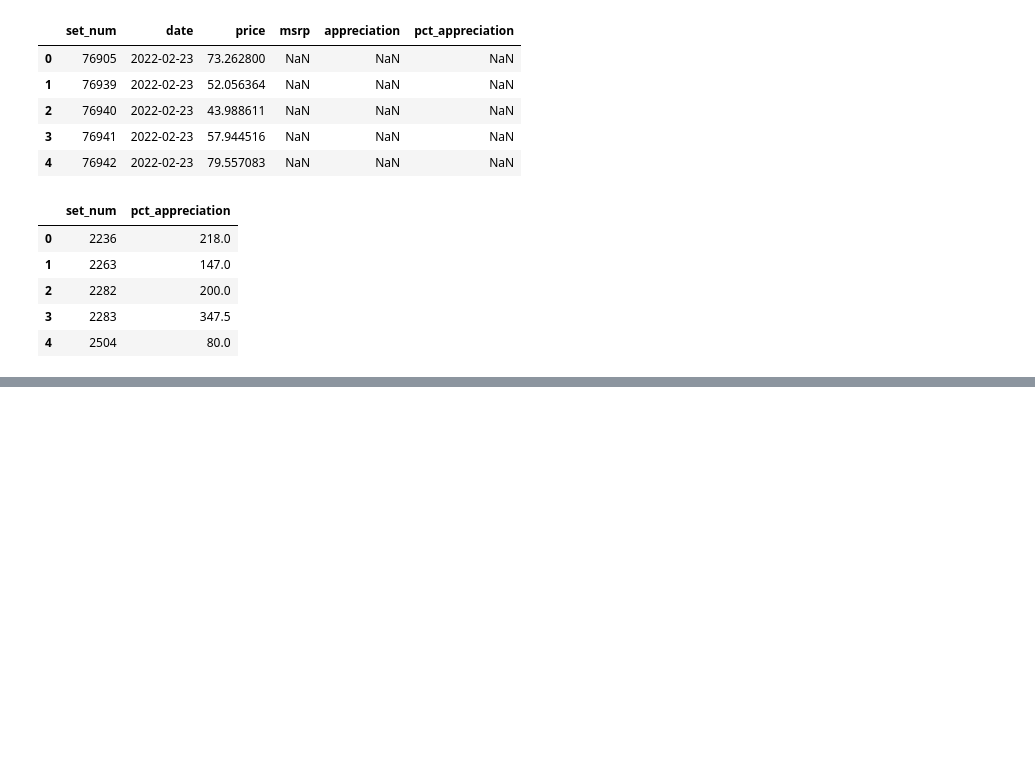
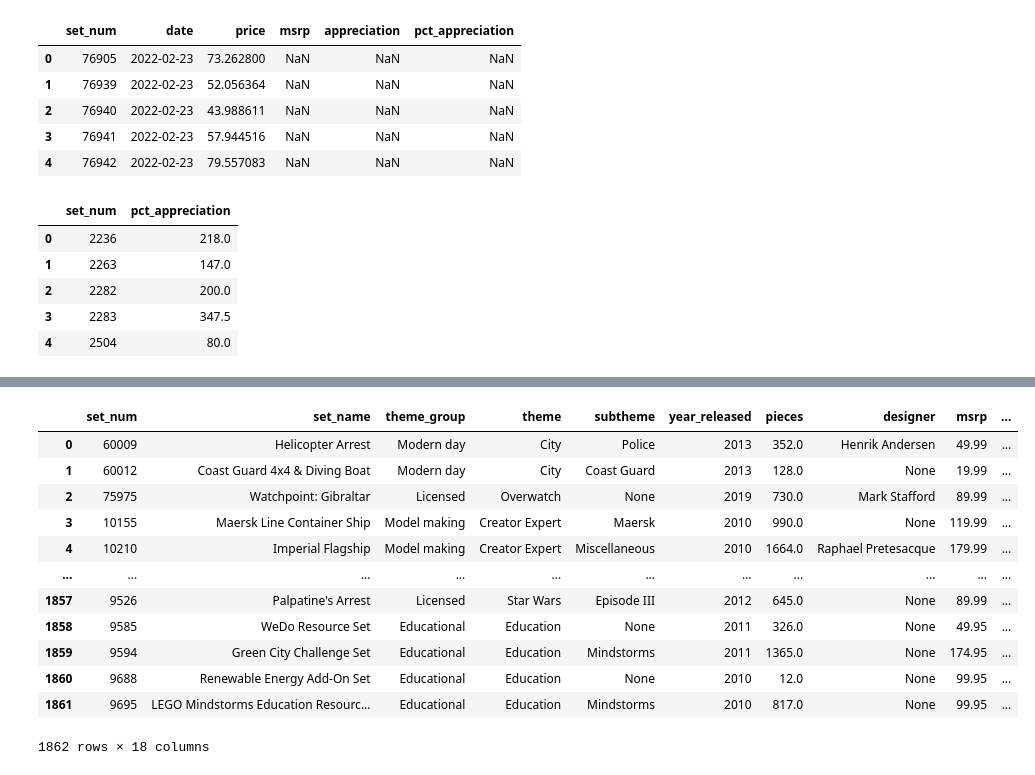
Before and after one commit to 33GuessSo88/EbayLegoWebscrape, a Jupyter notebook: Data Analysis/Lego_Data_Analysis.ipynb, the cells around one changed output, grey strips where cells are left out. Drawn from its saved outputs; the diff is of its cells as text; code cells hidden in the pictures; blank space fills up the shorter version.

```diff
--- a/Data Analysis/Lego_Data_Analysis.ipynb
+++ b/Data Analysis/Lego_Data_Analysis.ipynb
@@ -466,0 +457,16 @@ selected_rows
+# %%
+final_df
+# %% [output]
+|  | set_num | set_name | theme_group | theme | subtheme | year_released | pieces | designer | msrp | ... |
+| 0 | 60009 | Helicopter Arrest | Modern day | City | Police | 2013 | 352.0 | Henrik Andersen | 49.99 | ... |
+| 1 | 60012 | Coast Guard 4x4 & Diving Boat | Modern day | City | Coast Guard | 2013 | 128.0 | None | 19.99 | ... |
+| 2 | 75975 | Watchpoint: Gibraltar | Licensed | Overwatch | None | 2019 | 730.0 | Mark Stafford | 89.99 | ... |
+| 3 | 10155 | Maersk Line Container Ship | Model making | Creator Expert | Maersk | 2010 | 990.0 | None | 119.99 | ... |
+| 4 | 10210 | Imperial Flagship | Model making | Creator Expert | Miscellaneous | 2010 | 1664.0 | Raphael Pretesacque | 179.99 | ... |
+| ... | ... | ... | ... | ... | ... | ... | ... | ... | ... | ... |
+| 1857 | 9526 | Palpatine's Arrest | Licensed | Star Wars | Episode III | 2012 | 645.0 | None | 89.99 | ... |
+| 1858 | 9585 | WeDo Resource Set | Educational | Education | None | 2011 | 326.0 | None | 49.95 | ... |
+| 1859 | 9594 | Green City Challenge Set | Educational | Education | Mindstorms | 2011 | 1365.0 | None | 174.95 | ... |
+| 1860 | 9688 | Renewable Energy Add-On Set | Educational | Education | None | 2010 | 12.0 | None | 99.95 | ... |
+| 1861 | 9695 | LEGO Mindstorms Education Resourc... | Educational | Education | Mindstorms | 2010 | 817.0 | None | 99.95 | ... |
+1862 rows × 18 columns
```
Also changed, not shown: parts of 3 cells of this notebook.
